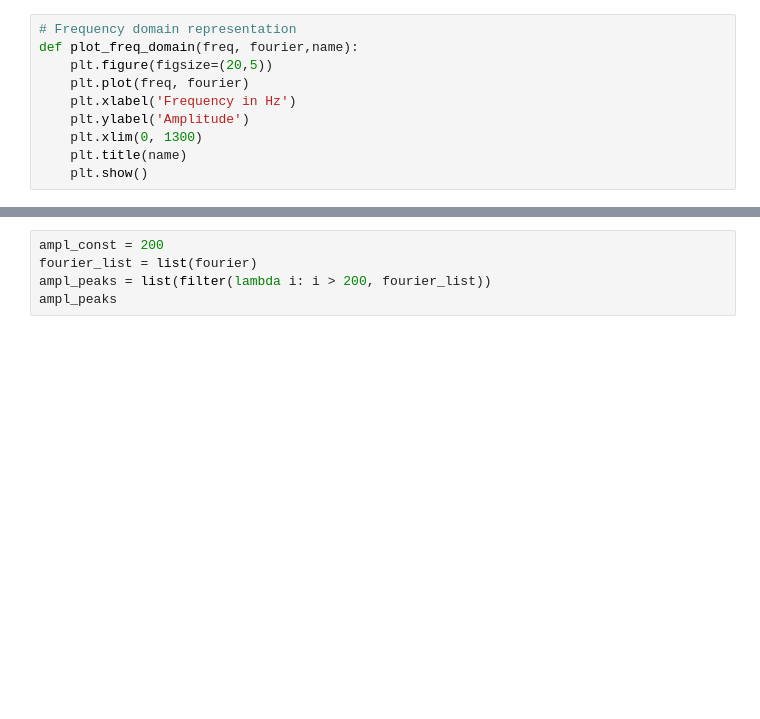
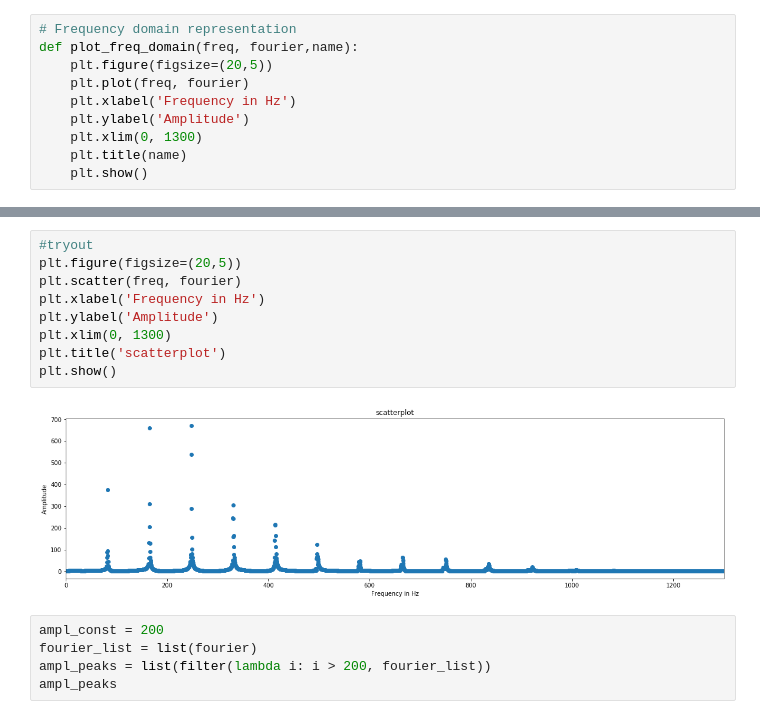
Before and after one commit to deiruch/AMt, a Jupyter notebook: AMt_OLD.ipynb, the cells around one changed output, grey strips where cells are left out. Drawn from its saved outputs; the diff is of its cells as text; blank space fills up the shorter version.

```diff
--- a/AMt_OLD.ipynb
+++ b/AMt_OLD.ipynb
@@ -74,3 +86,14 @@ plot_freq_domain(freq1,fourier1, wav_file1)
+# %%
+#tryout
+plt.figure(figsize=(20,5))
+plt.scatter(freq, fourier)
+plt.xlabel('Frequency in Hz')
+plt.ylabel('Amplitude')
+plt.xlim(0, 1300)
+plt.title('scatterplot')
+plt.show()
+# %% [output]
+[figure, added]
 # %%
 ampl_const = 200
 fourier_list = list(fourier)
```
Also changed, not shown: parts of 5 cells of this notebook, 1 other file.
